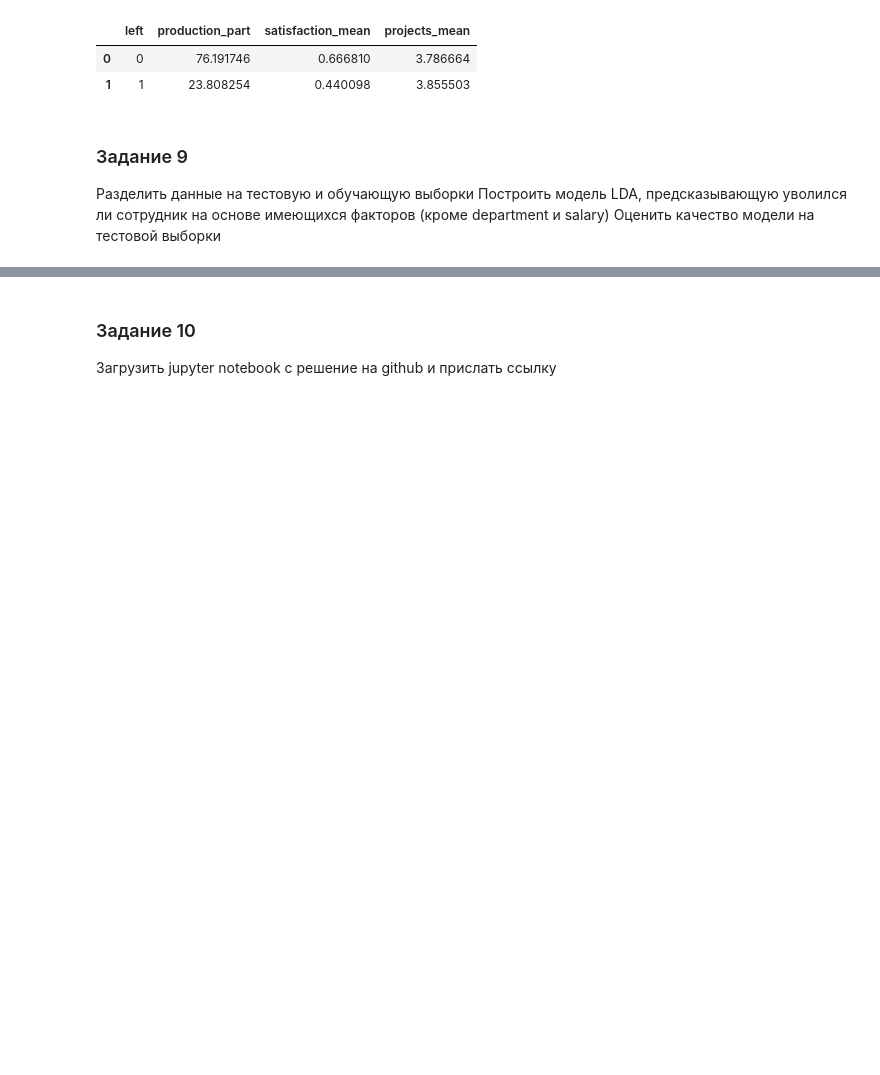
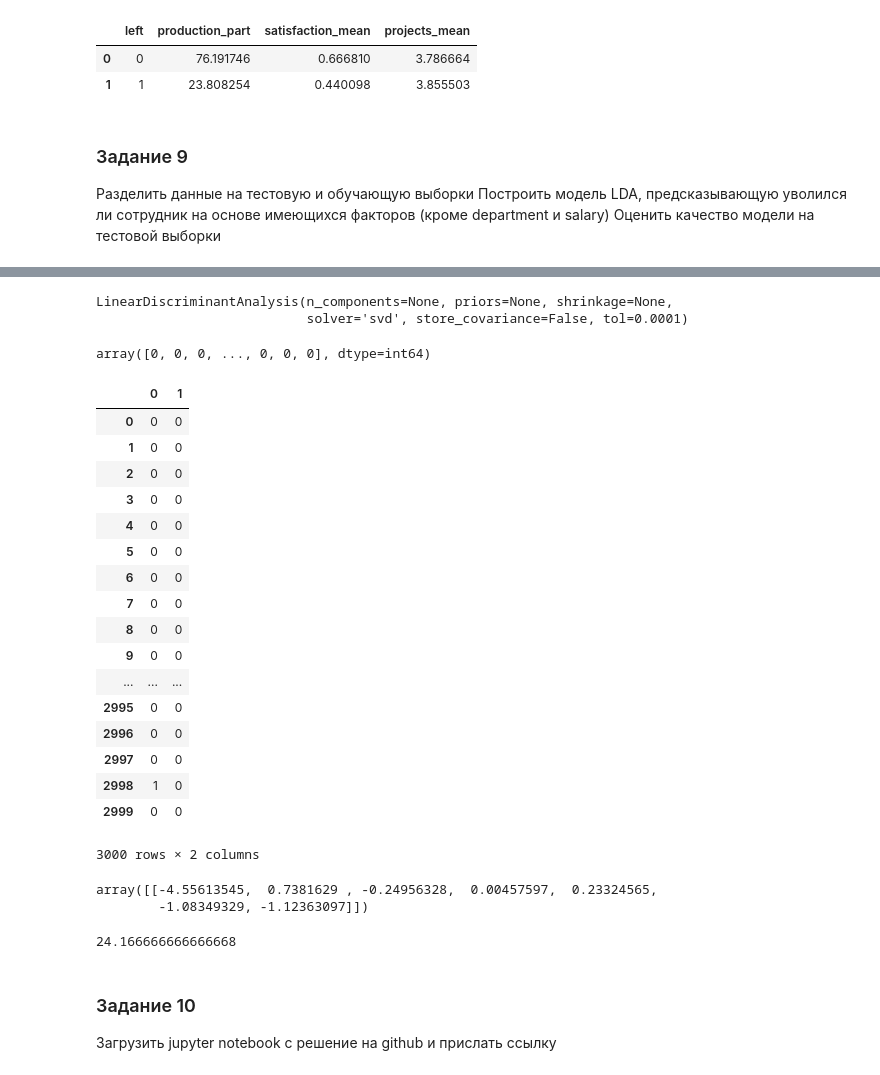
Before and after one commit to IrinaYakovlevaRu/NetologyPython, a Jupyter notebook: Diploma/python_diplom.ipynb, the cells around one changed output, grey strips where cells are left out. Saved outputs shown, nothing was run; the diff lists cells and outputs as text; code cells hidden in the pictures; blank space fills up the shorter version.

```diff
--- a/Diploma/python_diplom.ipynb
+++ b/Diploma/python_diplom.ipynb
@@ -237,3 +272,52 @@ salary)
+# %%
+y_train, y_test = data_train['left'], data_test['left']
+del data_train['left']
+del data_test['left']
+# %%
+from sklearn.discriminant_analysis import LinearDiscriminantAnalysis
+lda = LinearDiscriminantAnalysis()
+# %%
+lda.fit(data_train, y_train)
+# %% [output]
+LinearDiscriminantAnalysis(n_components=None, priors=None, shrinkage=None,
+                           solver='svd', store_covariance=False, tol=0.0001)
+# %%
+lda.predict(data_test)
+# %% [output]
+array([0, 0, 0, ..., 0, 0, 0], dtype=int64)
+# %%
+result = pd.DataFrame([y_test.values, lda.predict(data_test)]).T
+# %%
+result
+# %% [output]
+|  | 0 | 1 |
+| 0 | 0 | 0 |
+| 1 | 0 | 0 |
+| 2 | 0 | 0 |
+| 3 | 0 | 0 |
+| 4 | 0 | 0 |
+| 5 | 0 | 0 |
+| 6 | 0 | 0 |
+| 7 | 0 | 0 |
+| 8 | 0 | 0 |
+| 9 | 0 | 0 |
+| ... | ... | ... |
+| 2995 | 0 | 0 |
+| 2996 | 0 | 0 |
+| 2997 | 0 | 0 |
+| 2998 | 1 | 0 |
+| 2999 | 0 | 0 |
+3000 rows × 2 columns
+# %%
+lda.coef_
+# %% [output]
+array([[-4.55613545,  0.7381629 , -0.24956328,  0.00457597,  0.23324565,
+        -1.08349329, -1.12363097]])
+# %%
+# Фактическая погрешность тестовой модели
+result[(result[1]-result[0]) != 0].iloc[:,1].count()/result.iloc[:,1].count()*100
+# %% [output]
+24.166666666666668
 # %% [markdown]
 ### Задание 10
 Загрузить jupyter notebook с решение на github и прислать ссылку
```
Also changed, not shown: parts of 3 cells of this notebook.
